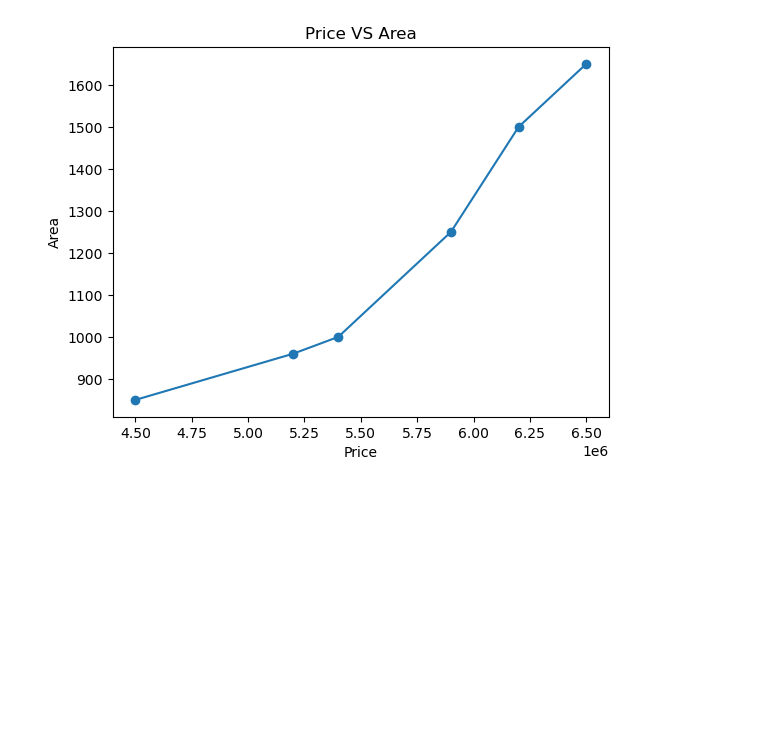
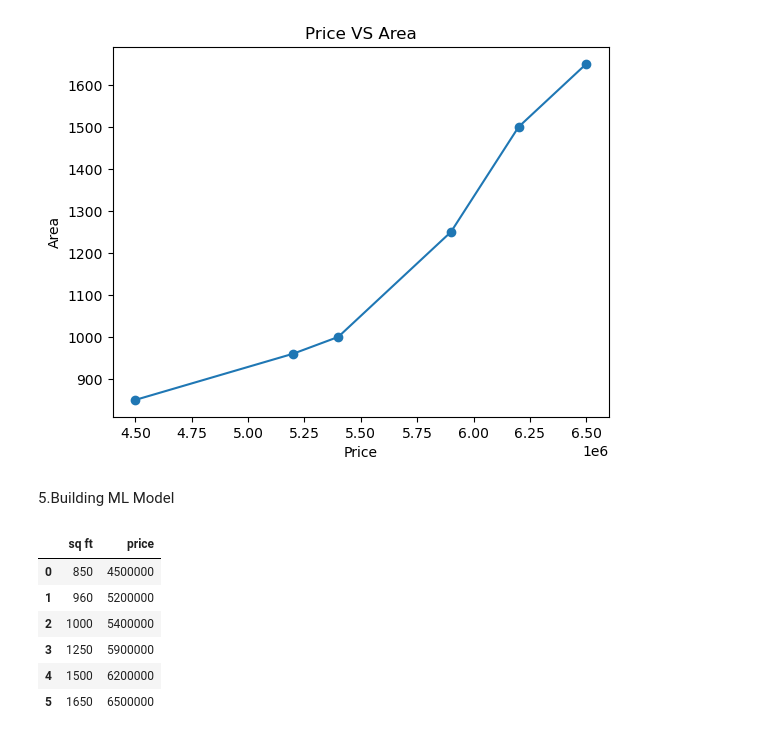
Before and after one commit to Siva1204Tharsh/DSProject01, a Jupyter notebook: DS-1.ipynb, the cells around one changed output. Saved outputs shown, nothing was run; the diff lists cells and outputs as text; code cells hidden in the pictures; blank space fills up the shorter version.

```diff
--- a/DS-1.ipynb
+++ b/DS-1.ipynb
@@ -60,3 +60,5 @@ plt.plot(df['price'] ,df['sq ft'])
 # %% [output]
 [<matplotlib.lines.Line2D at 0x...>]
 [figure]
+# %% [markdown]
+5.Building ML Model
@@ -62,0 +68,10 @@ plt.plot(df['price'] ,df['sq ft'])
+# %%
+df
+# %% [output]
+|  | sq ft | price |
+| 0 | 850 | 4500000 |
+| 1 | 960 | 5200000 |
+| 2 | 1000 | 5400000 |
+| 3 | 1250 | 5900000 |
+| 4 | 1500 | 6200000 |
+| 5 | 1650 | 6500000 |
```
Also changed, not shown: parts of 15 cells of this notebook, 1 other file.
